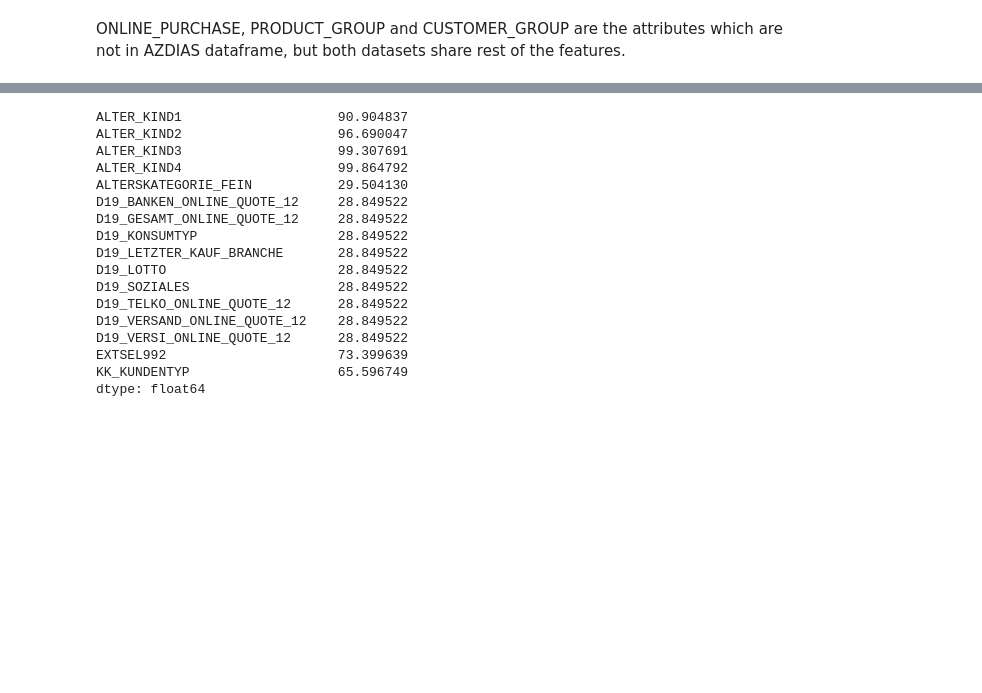
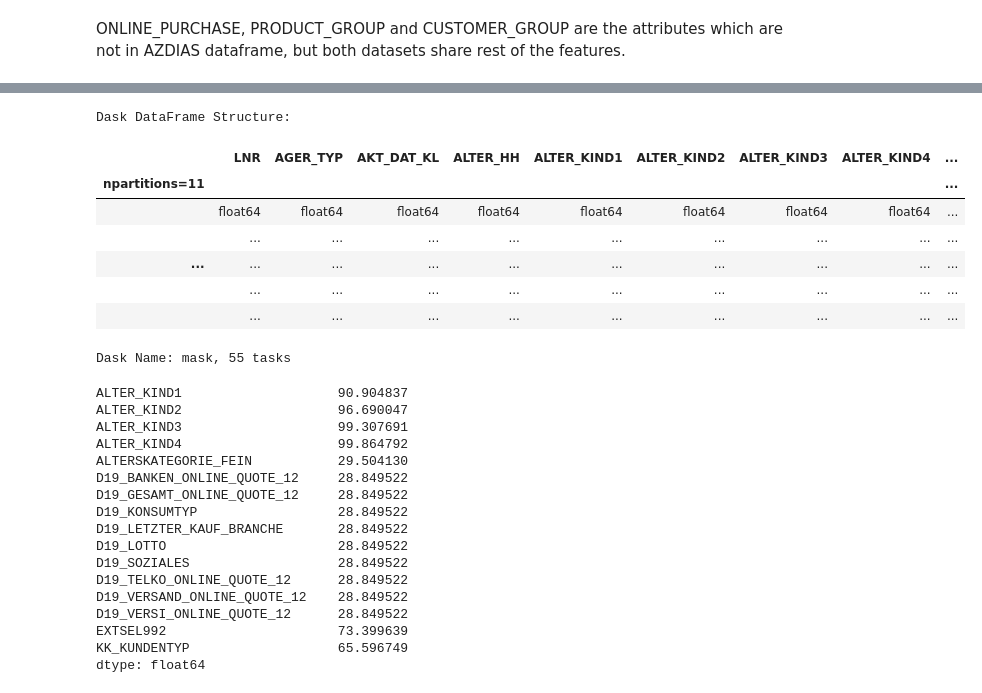
Before and after one commit to itirkaa/Arvato-Customer-Segmentation, a Jupyter notebook: 1_Data_Exploration.ipynb, the cells around one changed output, grey strips where cells are left out. Cells and saved outputs as stored; diff of their text form; code cells hidden in the pictures; blank space fills up the shorter version.

```diff
--- a/1_Data_Exploration.ipynb
+++ b/1_Data_Exploration.ipynb
@@ -96,0 +284,18 @@ print(azdias.shape)
+# %%
+# Replacing X and XX with NaN
+azdias = azdias.mask((azdias == 'X') | (azdias == 'XX'), -1)
+customers = customers.mask((customers == 'X') | (customers == 'XX'), -1)
+
+# customers[(customers == 'X') | (customers == 'XX')] = '-1'
+# %%
+azdias
+# %% [output]
+Dask DataFrame Structure:
+|  | LNR | AGER_TYP | AKT_DAT_KL | ALTER_HH | ALTER_KIND1 | ALTER_KIND2 | ALTER_KIND3 | ALTER_KIND4 | ... |
+| npartitions=11 |  |  |  |  |  |  |  |  | ... |
+|  | float64 | float64 | float64 | float64 | float64 | float64 | float64 | float64 | ... |
+|  | ... | ... | ... | ... | ... | ... | ... | ... | ... |
+| ... | ... | ... | ... | ... | ... | ... | ... | ... | ... |
+|  | ... | ... | ... | ... | ... | ... | ... | ... | ... |
+|  | ... | ... | ... | ... | ... | ... | ... | ... | ... |
+Dask Name: mask, 55 tasks
```
Also changed, not shown: parts of 26 cells of this notebook.
